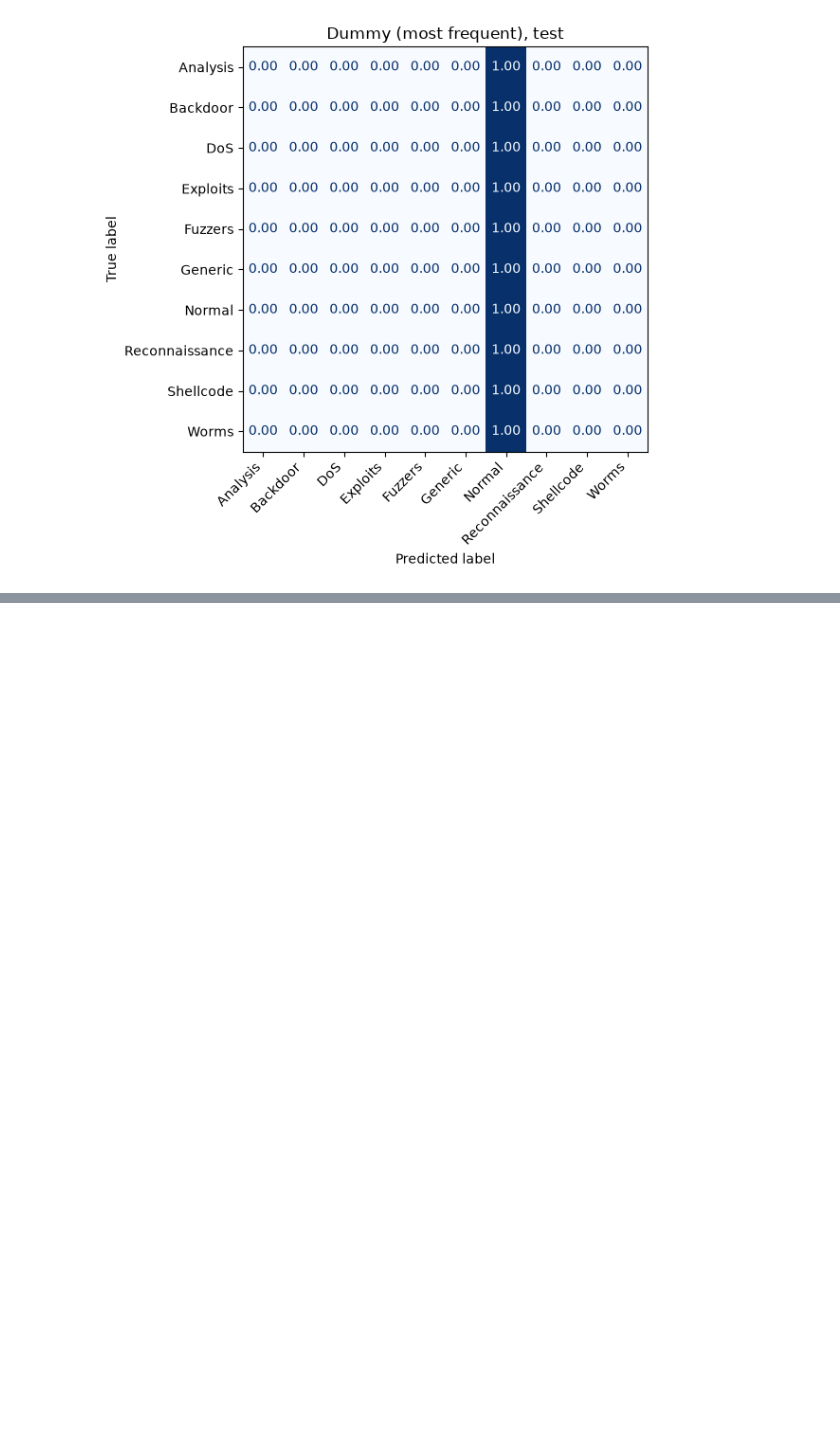
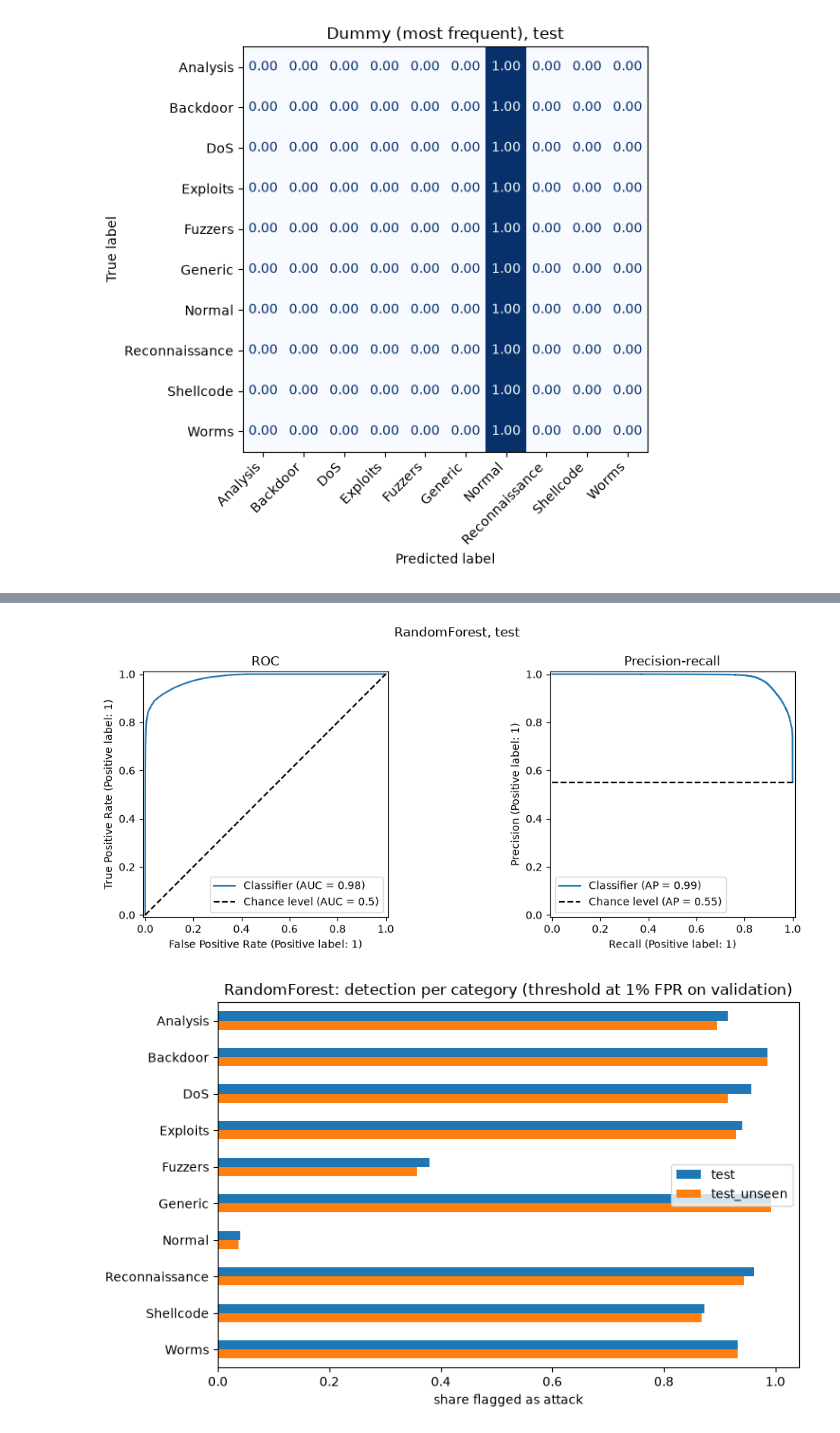
Before and after one commit to ZiGabiZi/Anomaly-detection-in-Network-traffic-using-ML, a Jupyter notebook: notebooks/02_supervised.ipynb, the cells around one changed output, grey strips where cells are left out. Saved outputs shown, nothing was run; the diff lists cells and outputs as text; code cells hidden in the pictures; blank space fills up the shorter version.

```diff
--- a/notebooks/02_supervised.ipynb
+++ b/notebooks/02_supervised.ipynb
@@ -106,0 +214,3 @@ plt.show()
+# %%
+best_binary = max(binary, key=lambda name: binary[name]["val_pauc"])
+best_binary
@@ -106,0 +298,13 @@ plt.show()
+# %%
+for name, b in binary.items():
+    s_test = b["model"].predict_proba(X_test)[:, 1]
+    b["scores_test"] = s_test
+    b.update(evaluate_test(evaluate_binary, y_test, s_test, unseen, categories=y_test_multi, threshold=b["threshold"]))
+    save_result(name, "binary", {"val": b["val"], "test": b["test"], "test_unseen": b["test_unseen"]},
+                {"threshold_mode": "fpr", "max_fpr": MAX_FPR, **b["params"]})
+
+pd.DataFrame({
+    (name, subset): {m: b[subset][m] for m in ["recall", "fpr", "precision", "f1", "roc_auc", "pr_auc"]}
+    for name, b in binary.items()
+    for subset in ["val", "test", "test_unseen"]
+}).T.round(4)
@@ -106,0 +324,7 @@ plt.show()
+# %%
+by_category = pd.DataFrame({
+    (name, subset): {cat: v["flagged"] for cat, v in b[subset]["by_category"].items()}
+    for name, b in binary.items()
+    for subset in ["test", "test_unseen"]
+})
+by_category.round(3)
@@ -106,0 +344,15 @@ plt.show()
+# %%
+b = binary[best_binary]
+fig = plot_roc_pr(y_test, b["scores_test"], f"{best_binary}, test", path=FIGURES_DIR / "binary_roc_pr.png")
+plt.show()
+
+ax = by_category[best_binary].plot.barh(figsize=(8, 5))
+ax.invert_yaxis()
+ax.set_xlabel("share flagged as attack")
+ax.set_title(f"{best_binary}: detection per category (threshold at 1% FPR on validation)")
+ax.figure.tight_layout()
+ax.figure.savefig(FIGURES_DIR / "binary_detection_by_category.png", dpi=120)
+plt.show()
+# %% [output]
+[figure, added]
+[figure, added]
```
Also changed, not shown: parts of 29 cells of this notebook, 8 other files.
